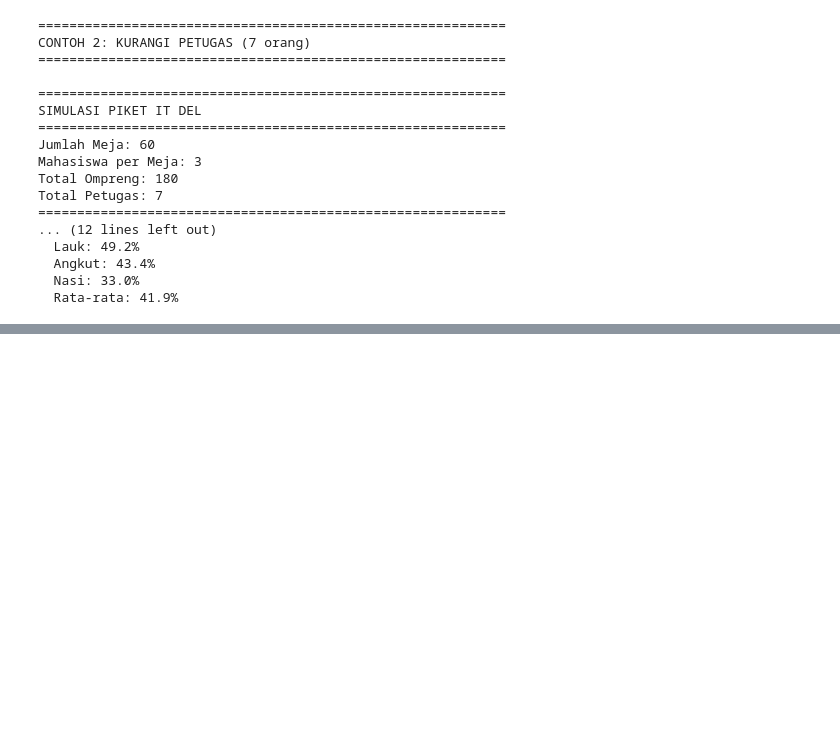
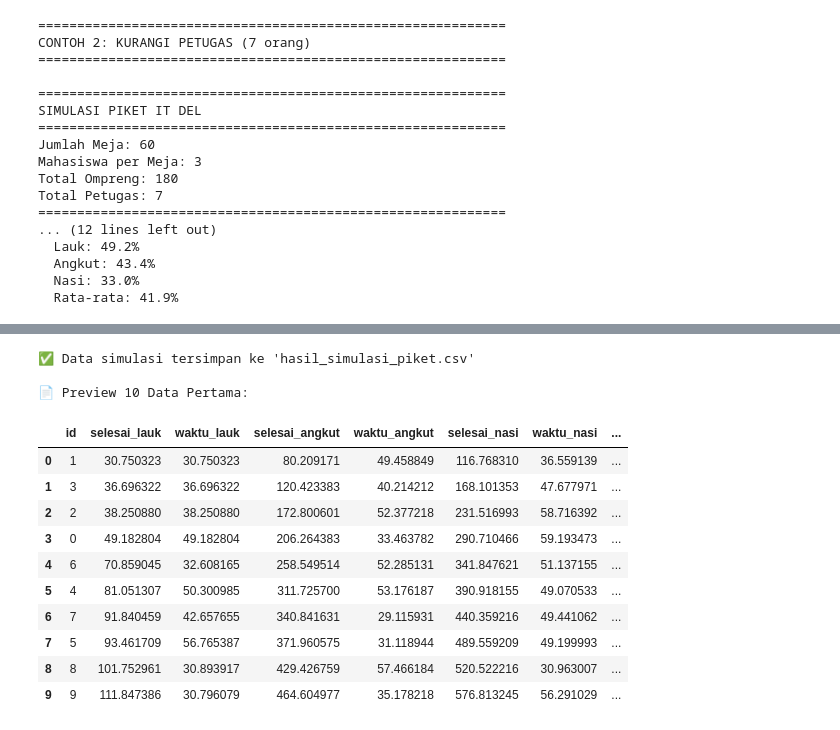
Before and after one commit to reysiregaradrian-commits/modsim-2026-p3-ifs25018, a Jupyter notebook: Untitled.ipynb, the cells around one changed output, grey strips where cells are left out. Drawn from its saved outputs; the diff is of its cells as text; code cells hidden in the pictures; blank space fills up the shorter version.

```diff
--- a/Untitled.ipynb
+++ b/Untitled.ipynb
@@ -452,0 +512,26 @@ Total Petugas: 7
+# %%
+# ============================
+# EXPORT DATA HASIL SIMULASI
+# ============================
+# Simpan hasil ke CSV
+df.to_csv('hasil_simulasi_piket.csv', index=False)
+print(f"✅ Data simulasi tersimpan ke 'hasil_simulasi_piket.csv'")
+
+# Tampilkan preview data
+print("\n📄 Preview 10 Data Pertama:")
+display(df.head(10))
+# %% [output]
+✅ Data simulasi tersimpan ke 'hasil_simulasi_piket.csv'
+
+📄 Preview 10 Data Pertama:
+|  | id | selesai_lauk | waktu_lauk | selesai_angkut | waktu_angkut | selesai_nasi | waktu_nasi | ... |
+| 0 | 1 | 30.750323 | 30.750323 | 80.209171 | 49.458849 | 116.768310 | 36.559139 | ... |
+| 1 | 3 | 36.696322 | 36.696322 | 120.423383 | 40.214212 | 168.101353 | 47.677971 | ... |
+| 2 | 2 | 38.250880 | 38.250880 | 172.800601 | 52.377218 | 231.516993 | 58.716392 | ... |
+| 3 | 0 | 49.182804 | 49.182804 | 206.264383 | 33.463782 | 290.710466 | 59.193473 | ... |
+| 4 | 6 | 70.859045 | 32.608165 | 258.549514 | 52.285131 | 341.847621 | 51.137155 | ... |
+| 5 | 4 | 81.051307 | 50.300985 | 311.725700 | 53.176187 | 390.918155 | 49.070533 | ... |
+| 6 | 7 | 91.840459 | 42.657655 | 340.841631 | 29.115931 | 440.359216 | 49.441062 | ... |
+| 7 | 5 | 93.461709 | 56.765387 | 371.960575 | 31.118944 | 489.559209 | 49.199993 | ... |
+| 8 | 8 | 101.752961 | 30.893917 | 429.426759 | 57.466184 | 520.522216 | 30.963007 | ... |
+| 9 | 9 | 111.847386 | 30.796079 | 464.604977 | 35.178218 | 576.813245 | 56.291029 | ... |
```
Also changed, not shown: parts of 2 cells of this notebook.
